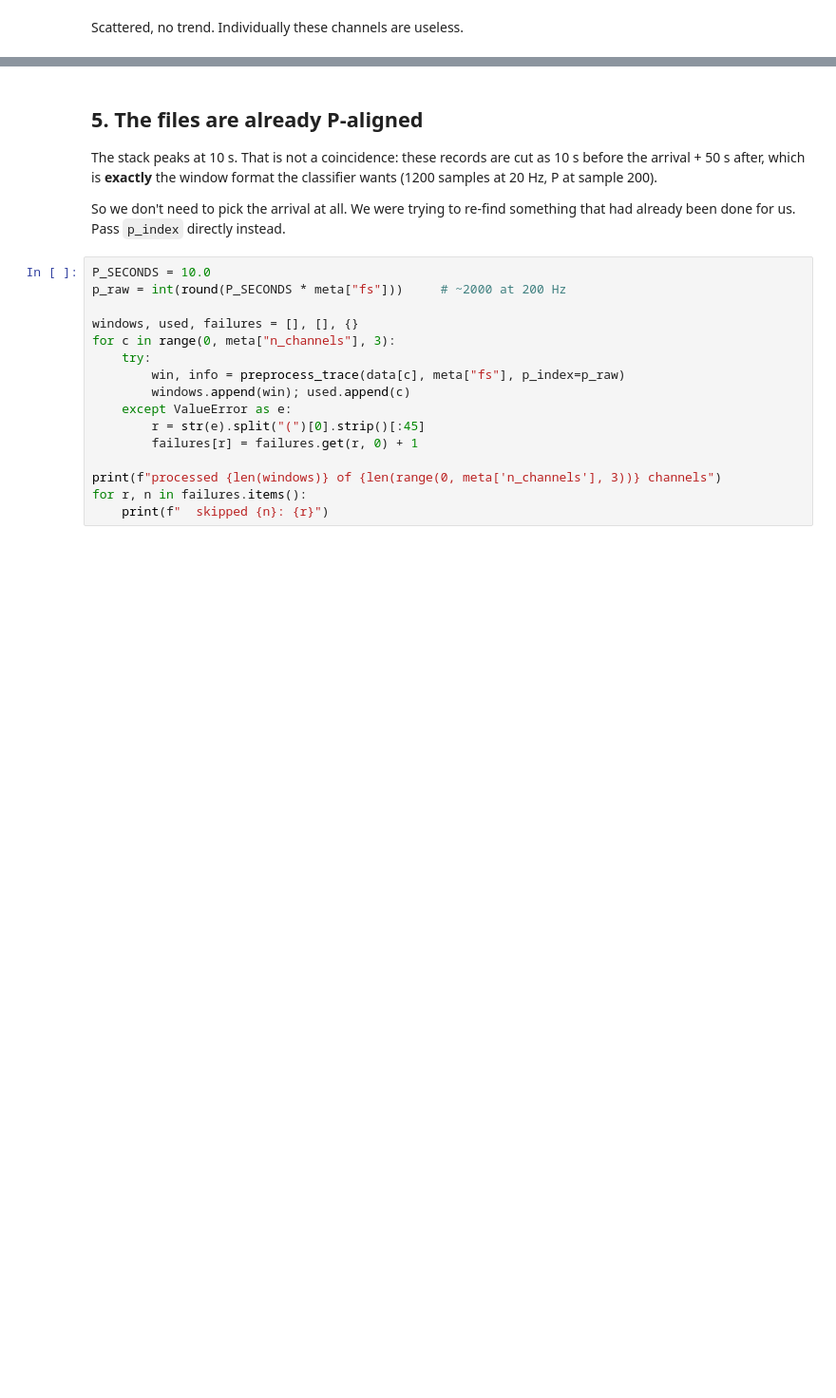
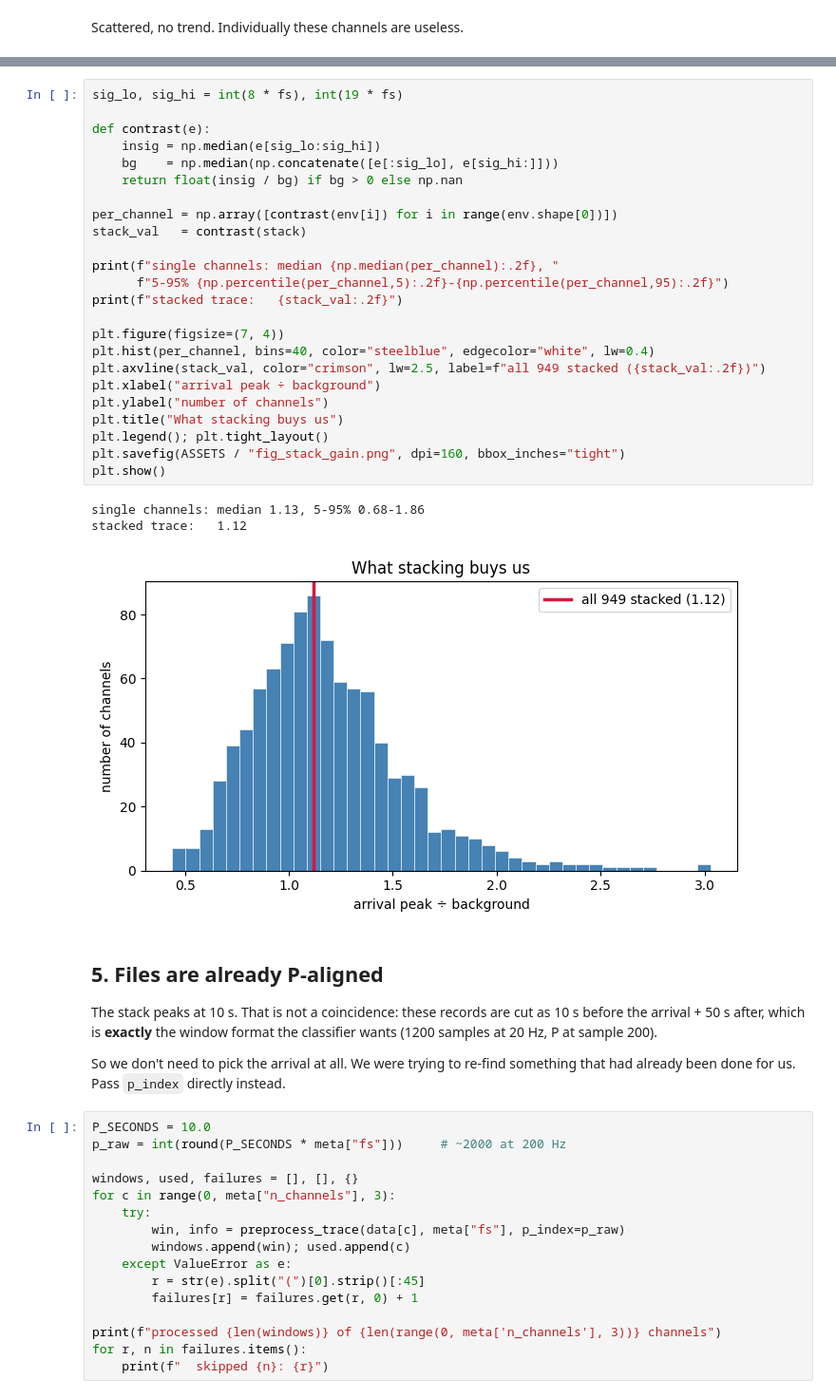
Before and after one commit to wasammy/DAS-SDg2, a Jupyter notebook: notebooks/02_das_pipeline_demo.ipynb, the cells around one changed output, grey strips where cells are left out. Shown at 95% size. Cells and saved outputs as stored; diff of their text form; blank space fills up the shorter version.

```diff
--- a/notebooks/02_das_pipeline_demo.ipynb
+++ b/notebooks/02_das_pipeline_demo.ipynb
@@ -273,5 +269,33 @@ plt.show()
+# %%
+sig_lo, sig_hi = int(8 * fs), int(19 * fs)
+
+def contrast(e):
+    insig = np.median(e[sig_lo:sig_hi])
+    bg    = np.median(np.concatenate([e[:sig_lo], e[sig_hi:]]))
+    return float(insig / bg) if bg > 0 else np.nan
+
+per_channel = np.array([contrast(env[i]) for i in range(env.shape[0])])
+stack_val   = contrast(stack)
+
+print(f"single channels: median {np.median(per_channel):.2f}, "
+      f"5-95% {np.percentile(per_channel,5):.2f}-{np.percentile(per_channel,95):.2f}")
+print(f"stacked trace:   {stack_val:.2f}")
+
+plt.figure(figsize=(7, 4))
+plt.hist(per_channel, bins=40, color="steelblue", edgecolor="white", lw=0.4)
+plt.axvline(stack_val, color="crimson", lw=2.5, label=f"all 949 stacked ({stack_val:.2f})")
+plt.xlabel("arrival peak ÷ background")
+plt.ylabel("number of channels")
+plt.title("What stacking buys us")
+plt.legend(); plt.tight_layout()
+plt.savefig(ASSETS / "fig_stack_gain.png", dpi=160, bbox_inches="tight")
+plt.show()
+# %% [output]
+single channels: median 1.13, 5-95% 0.68-1.86
+stacked trace:   1.12
+[figure, added]
 # %% [markdown]
-## 5. The files are already P-aligned
+## 5. Files are already P-aligned
 
 The stack peaks at 10 s. That is not a coincidence: these records are cut as
 10 s before the arrival + 50 s after, which is **exactly** the window format the
```
Also changed, not shown: parts of 10 cells of this notebook, 5 other files.
